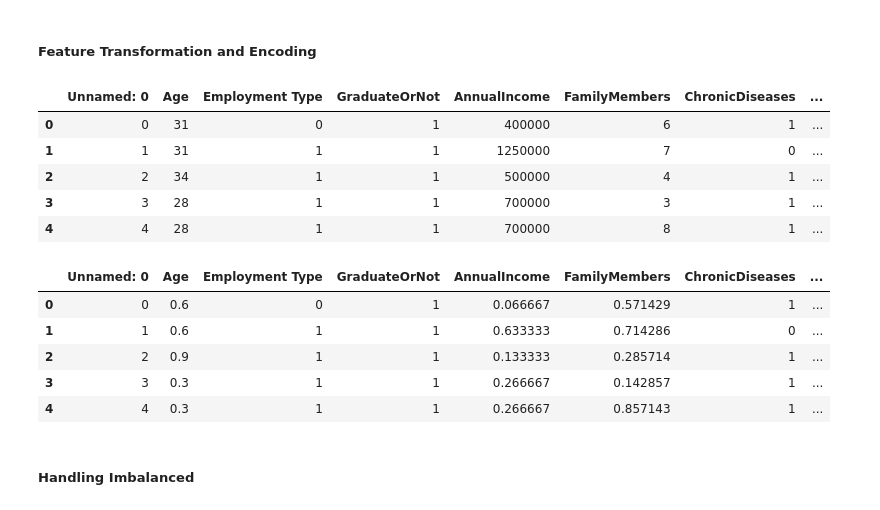
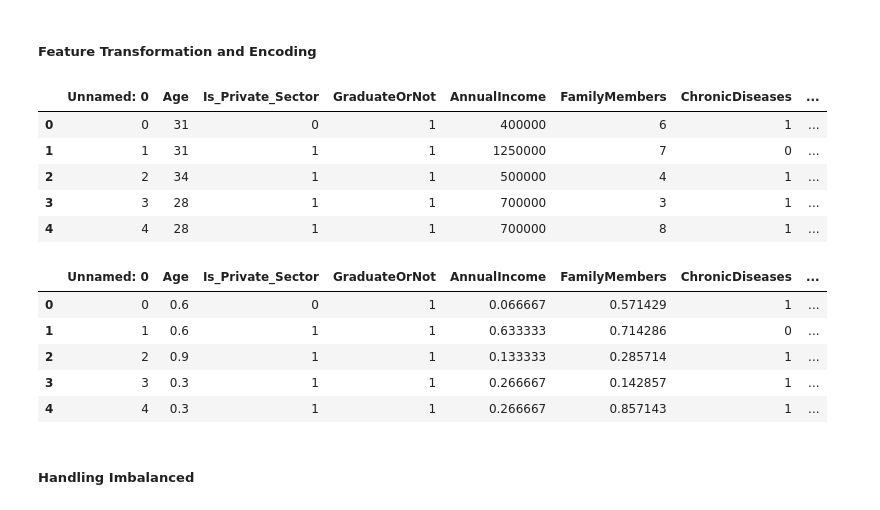
Before and after one commit to gbriansatria/Final-Project-Raka-MAX, a Jupyter notebook: Final Project Raka-Max.ipynb, the cells around one changed output. Drawn from its saved outputs; the diff is of its cells as text; code cells hidden in the pictures.

```diff
--- a/Final Project Raka-Max.ipynb
+++ b/Final Project Raka-Max.ipynb
@@ -276,12 +276,13 @@ df.duplicated().sum()
 ##### Feature Transformation and Encoding
 # %%
 df['Employment Type'] = df['Employment Type'].map({'Private Sector/Self Employed': 1, 'Government Sector': 0})
+df.rename(columns={'Employment Type' : 'Is_Private_Sector'}, inplace= True)
 df['GraduateOrNot'] = df['GraduateOrNot'].map({'Yes': 1, 'No': 0})
 df['FrequentFlyer'] = df['FrequentFlyer'].map({'No': 0, 'Yes': 1})
 df['EverTravelledAbroad'] = df['EverTravelledAbroad'].map({'No': 0, 'Yes': 1})
 df.head()
 # %% [output]
-|  | Unnamed: 0 | Age | Employment Type | GraduateOrNot | AnnualIncome | FamilyMembers | ChronicDiseases | ... |
+|  | Unnamed: 0 | Age | Is_Private_Sector | GraduateOrNot | AnnualIncome | FamilyMembers | ChronicDiseases | ... |
 | 0 | 0 | 31 | 0 | 1 | 400000 | 6 | 1 | ... |
 | 1 | 1 | 31 | 1 | 1 | 1250000 | 7 | 0 | ... |
 | 2 | 2 | 34 | 1 | 1 | 500000 | 4 | 1 | ... |
@@ -296,7 +297,7 @@ df['FamilyMembers'] = MinMaxScaler().fit_transform(df['FamilyMembers'].values.re
 
 df.head()
 # %% [output]
-|  | Unnamed: 0 | Age | Employment Type | GraduateOrNot | AnnualIncome | FamilyMembers | ChronicDiseases | ... |
+|  | Unnamed: 0 | Age | Is_Private_Sector | GraduateOrNot | AnnualIncome | FamilyMembers | ChronicDiseases | ... |
 | 0 | 0 | 0.6 | 0 | 1 | 0.066667 | 0.571429 | 1 | ... |
 | 1 | 1 | 0.6 | 1 | 1 | 0.633333 | 0.714286 | 0 | ... |
 | 2 | 2 | 0.9 | 1 | 1 | 0.133333 | 0.285714 | 1 | ... |
```
Also changed, not shown: parts of 3 cells of this notebook.
